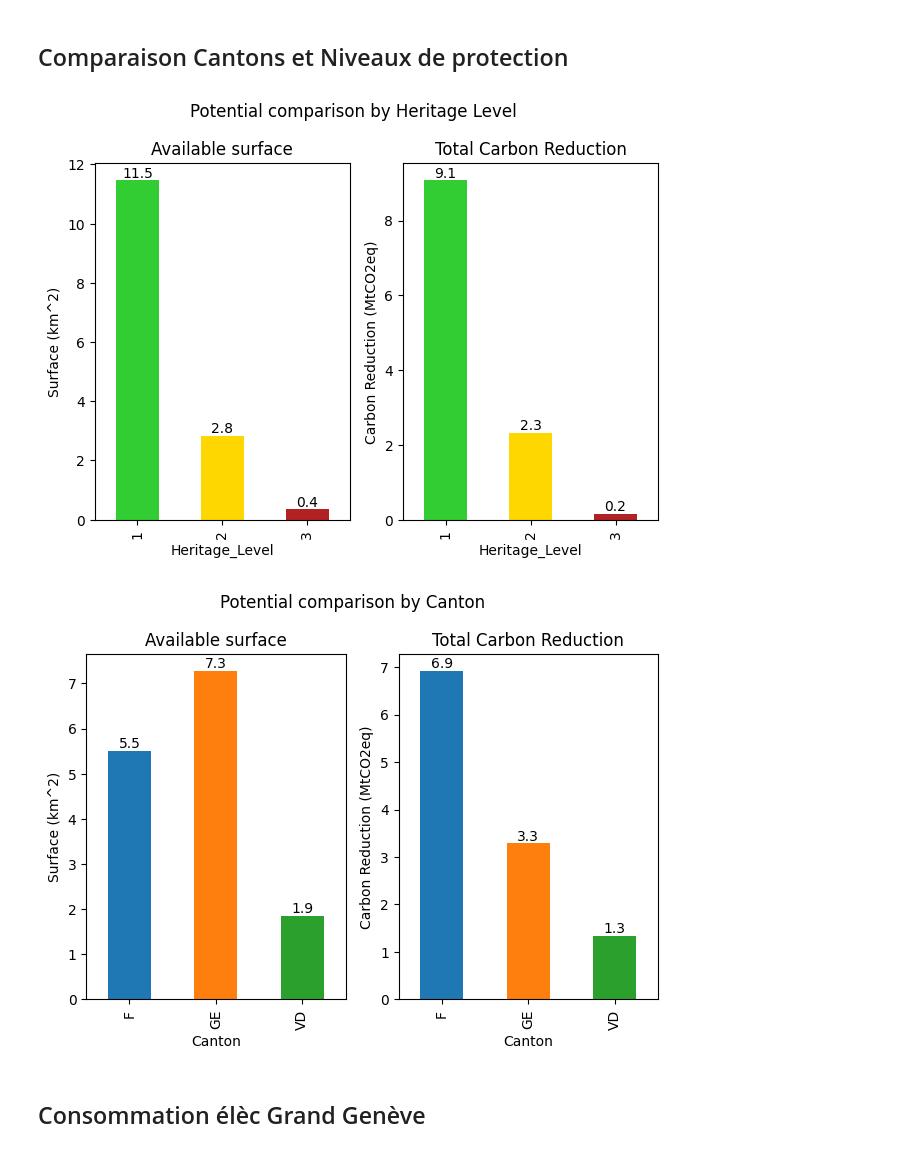
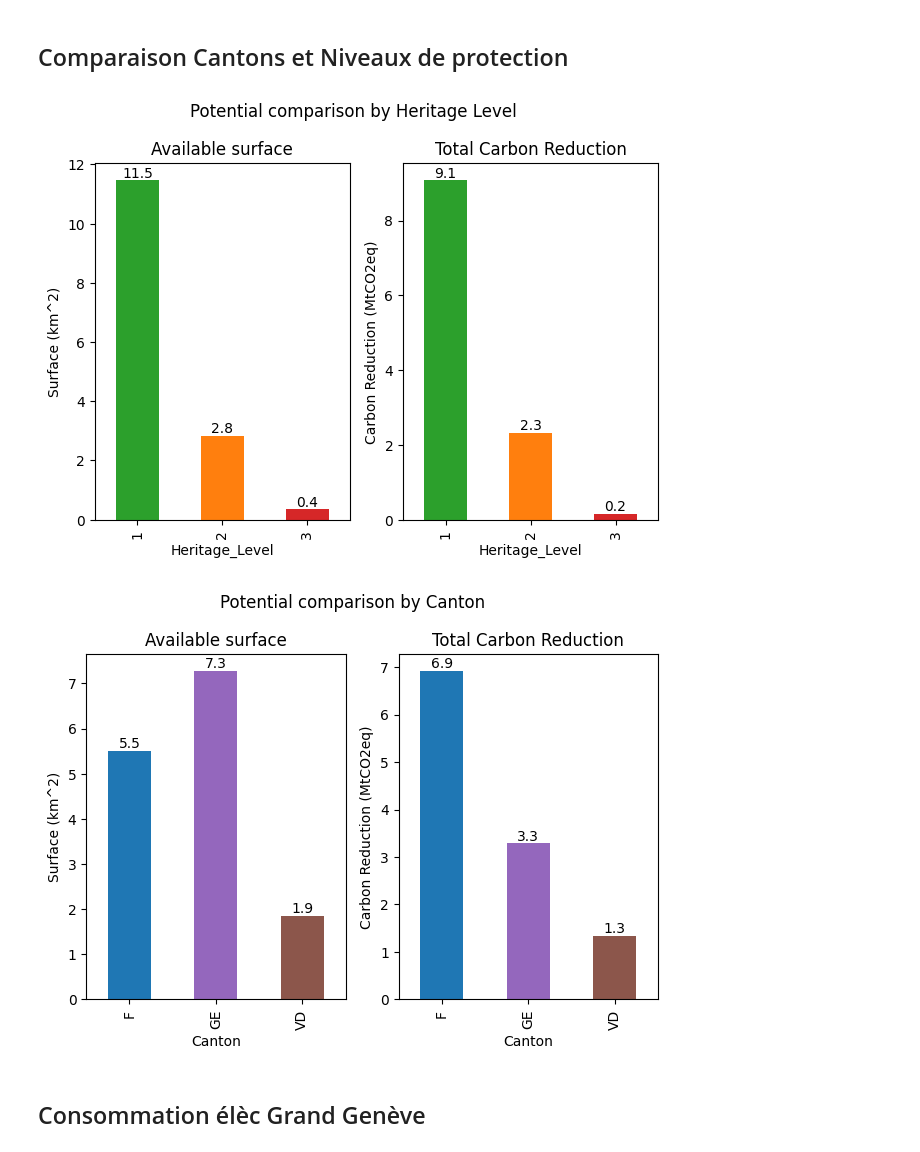
Before and after one commit to ouillliam/Solar_Project, a Jupyter notebook: solar_project.ipynb, the cells around one changed output. Saved outputs shown, nothing was run; the diff lists cells and outputs as text; code cells hidden in the pictures.

```diff
--- a/solar_project.ipynb
+++ b/solar_project.ipynb
@@ -115,35 +120,35 @@ Total Carbon Reduction (tCO2eq) :
 ## Comparaison Cantons et Niveaux de protection
 # %%
 fig, axes = plt.subplots(1,2)
-colors = ["limegreen", "gold", "firebrick"]
+colors = ["tab:green", "tab:orange", "tab:red"]
 data.groupby(by = "Heritage_Level", group_keys=True)["Rooftop_Surface"].apply(lambda x : x/1e6).groupby(by = "Heritage_Level").sum().plot(ax = axes[0], kind = "bar", title= "Available surface", color = colors)
 axes[0].bar_label(axes[0].containers[0], fmt = '%.01f')
 axes[0].set_ylabel("Surface (km^2)")
 
 
 data.groupby(by = "Heritage_Level", group_keys=True)["Carbon_Reduction"].apply(lambda x : x/1e6).groupby(by = "Heritage_Level").sum().plot(ax = axes[1], kind = "bar", title= "Total Carbon Reduction",color = colors)
 axes[1].bar_label(axes[1].containers[0], fmt = '%.01f')
 axes[1].set_ylabel("Carbon Reduction (MtCO2eq)")
 fig.suptitle("Potential comparison by Heritage Level")
 fig.tight_layout()
 plt.show()
 
 fig, axes = plt.subplots(1,2)
-colors = ["tab:blue", "tab:orange", "tab:green"]
+colors = ["tab:blue", "tab:purple", "tab:brown"]
 data.groupby(by = "Canton", group_keys=True)["Rooftop_Surface"].apply(lambda x : x/1e6).groupby(by = "Canton").sum().plot(ax = axes[0] ,kind = "bar", title= "Available surface", color=colors)
 axes[0].bar_label(axes[0].containers[0], fmt = '%.01f')
 axes[0].set_ylabel("Surface (km^2)")
 
 data.groupby(by = "Canton", group_keys=True)["Carbon_Reduction"].apply(lambda x : x/1e6).groupby(by = "Canton").sum().plot(ax = axes[1] ,kind = "bar", title= "Total Carbon Reduction", color = colors)
 axes[1].bar_label(axes[1].containers[0], fmt = '%.01f')
 axes[1].set_ylabel("Carbon Reduction (MtCO2eq)")
 fig.suptitle("Potential comparison by Canton")
 fig.tight_layout()
 
 plt.show()
 # %% [output]
-[figure, old version]
+[figure, new version]
-[figure, old version]
+[figure, new version]
 # %% [markdown]
 ## Consommation élèc Grand Genève
 # %%
```
Also changed, not shown: parts of 12 cells of this notebook.
